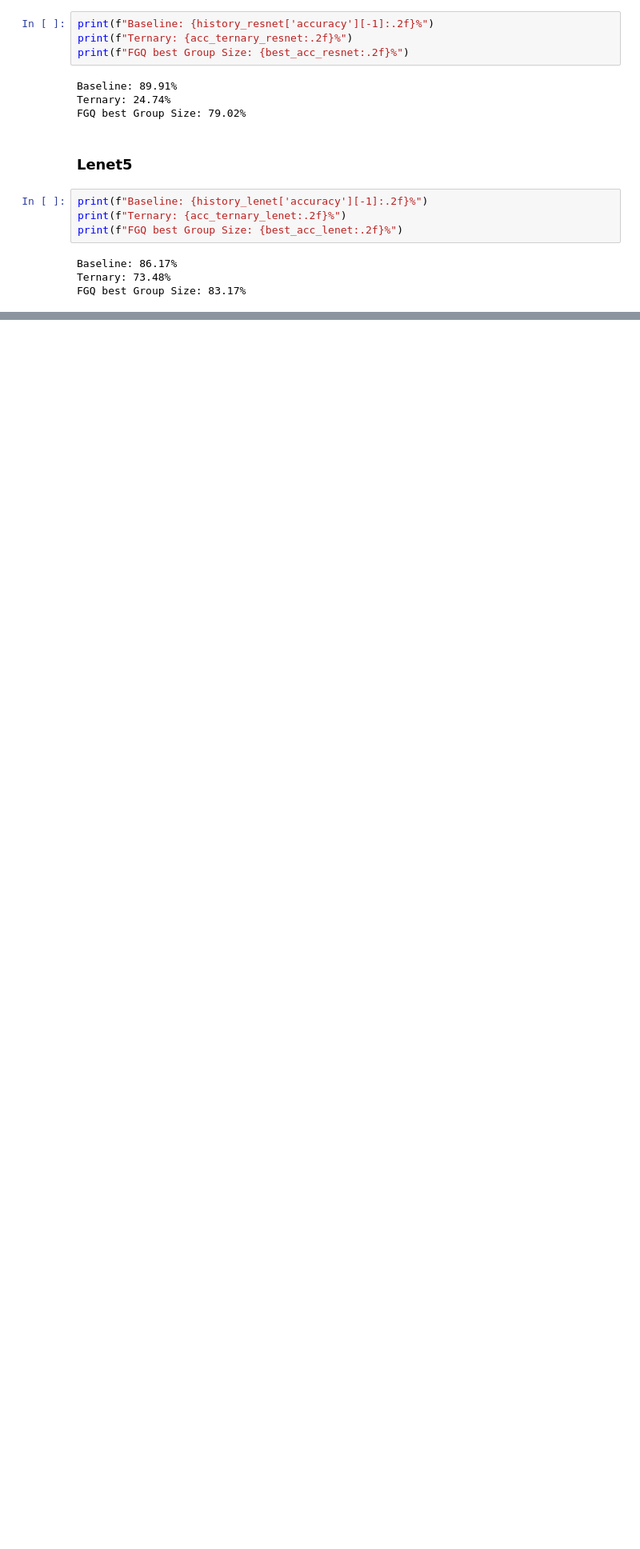
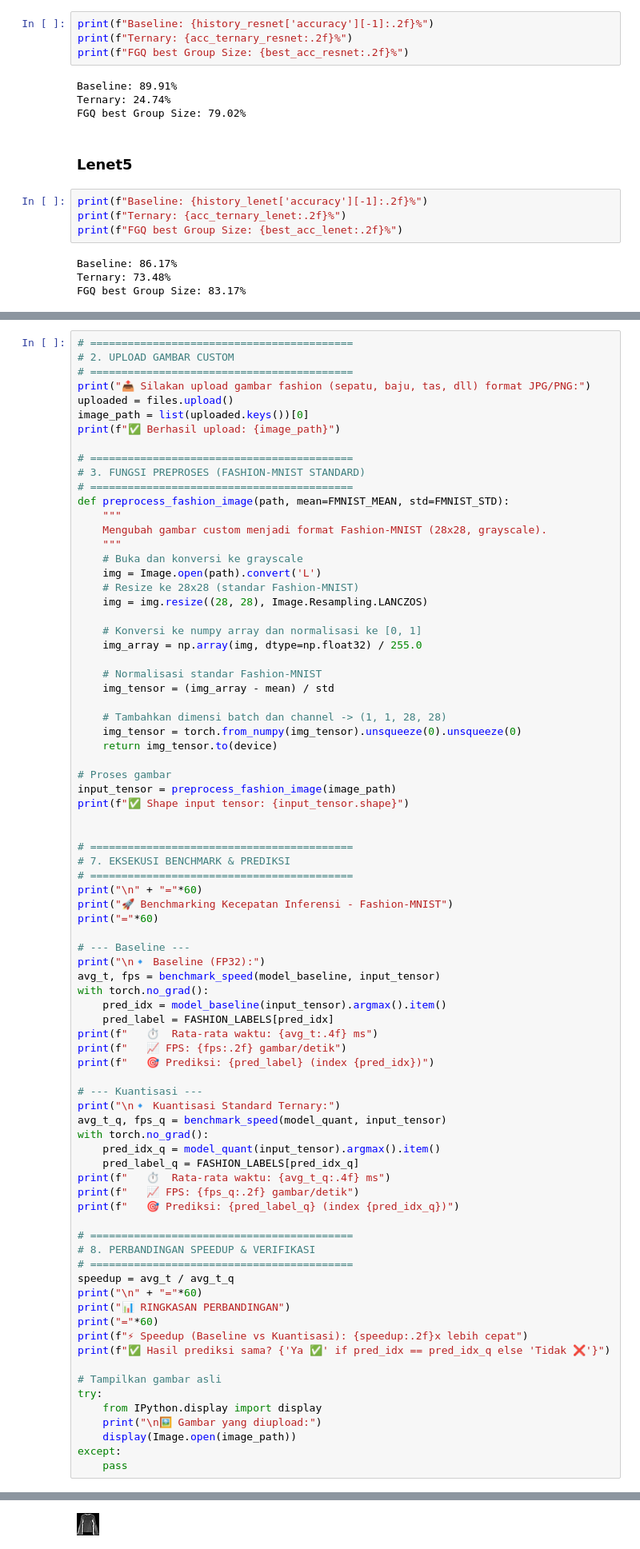
Before and after one commit to Wildan-bin/quantization-mnist, a Jupyter notebook: Modular Pipeline/Quantization_Fashion_MNIST.ipynb, the cells around one changed output, grey strips where cells are left out. Shown at 80% size. Saved outputs shown, nothing was run; the diff lists cells and outputs as text; blank space fills up the shorter version.

```diff
--- a/Modular Pipeline/Quantization_Fashion_MNIST.ipynb
+++ b/Modular Pipeline/Quantization_Fashion_MNIST.ipynb
@@ -536,0 +1206,81 @@ print(f"FGQ (N=4): {acc_fgq:.2f}%")
+# %%
+# ==========================================
+# 2. UPLOAD GAMBAR CUSTOM
+# ==========================================
+print("📤 Silakan upload gambar fashion (sepatu, baju, tas, dll) format JPG/PNG:")
+uploaded = files.upload()
+image_path = list(uploaded.keys())[0]
+print(f"✅ Berhasil upload: {image_path}")
+
+# ==========================================
+# 3. FUNGSI PREPROSES (FASHION-MNIST STANDARD)
+# ==========================================
+def preprocess_fashion_image(path, mean=FMNIST_MEAN, std=FMNIST_STD):
+    """
+    Mengubah gambar custom menjadi format Fashion-MNIST (28x28, grayscale).
+    """
+    # Buka dan konversi ke grayscale
+    img = Image.open(path).convert('L')
+    # Resize ke 28x28 (standar Fashion-MNIST)
+    img = img.resize((28, 28), Image.Resampling.LANCZOS)
+
+    # Konversi ke numpy array dan normalisasi ke [0, 1]
+    img_array = np.array(img, dtype=np.float32) / 255.0
+
+    # Normalisasi standar Fashion-MNIST
+    img_tensor = (img_array - mean) / std
+
+    # Tambahkan dimensi batch dan channel -> (1, 1, 28, 28)
+    img_tensor = torch.from_numpy(img_tensor).unsqueeze(0).unsqueeze(0)
+    return img_tensor.to(device)
+
+# Proses gambar
+input_tensor = preprocess_fashion_image(image_path)
+print(f"✅ Shape input tensor: {input_tensor.shape}")
+
+
+# ==========================================
+# 7. EKSEKUSI BENCHMARK & PREDIKSI
+# ==========================================
+print("\n" + "="*60)
+print("🚀 Benchmarking Kecepatan Inferensi - Fashion-MNIST")
+print("="*60)
+
+# --- Baseline ---
+print("\n🔹 Baseline (FP32):")
+avg_t, fps = benchmark_speed(model_baseline, input_tensor)
+with torch.no_grad():
+    pred_idx = model_baseline(input_tensor).argmax().item()
+    pred_label = FASHION_LABELS[pred_idx]
+print(f"   ⏱️  Rata-rata waktu: {avg_t:.4f} ms")
+print(f"   📈 FPS: {fps:.2f} gambar/detik")
+print(f"   🎯 Prediksi: {pred_label} (index {pred_idx})")
+
+# --- Kuantisasi ---
+print("\n🔹 Kuantisasi Standard Ternary:")
+avg_t_q, fps_q = benchmark_speed(model_quant, input_tensor)
+with torch.no_grad():
+    pred_idx_q = model_quant(input_tensor).argmax().item()
+    pred_label_q = FASHION_LABELS[pred_idx_q]
+print(f"   ⏱️  Rata-rata waktu: {avg_t_q:.4f} ms")
+print(f"   📈 FPS: {fps_q:.2f} gambar/detik")
+print(f"   🎯 Prediksi: {pred_label_q} (index {pred_idx_q})")
+
+# ==========================================
+# 8. PERBANDINGAN SPEEDUP & VERIFIKASI
+# ==========================================
+speedup = avg_t / avg_t_q
+print("\n" + "="*60)
+print("📊 RINGKASAN PERBANDINGAN")
+print("="*60)
+print(f"⚡ Speedup (Baseline vs Kuantisasi): {speedup:.2f}x lebih cepat")
+print(f"✅ Hasil prediksi sama? {'Ya ✅' if pred_idx == pred_idx_q else 'Tidak ❌'}")
+
+# Tampilkan gambar asli
+try:
+    from IPython.display import display
+    print("\n🖼️ Gambar yang diupload:")
+    display(Image.open(image_path))
+except:
+    pass
+# %% [output]
@@ -536,0 +1306 @@ print(f"FGQ (N=4): {acc_fgq:.2f}%")
+[figure, added]
```
Also changed, not shown: parts of 26 cells of this notebook, 1 other file.
